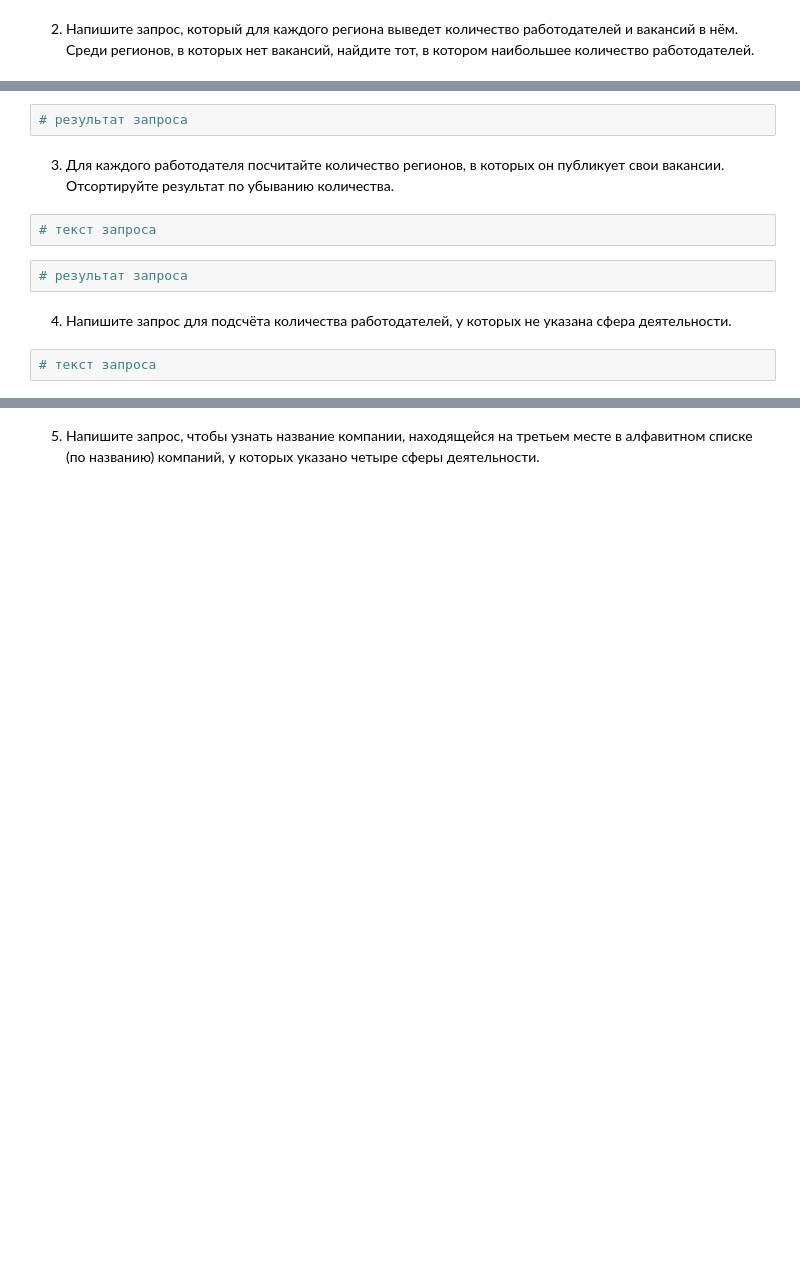
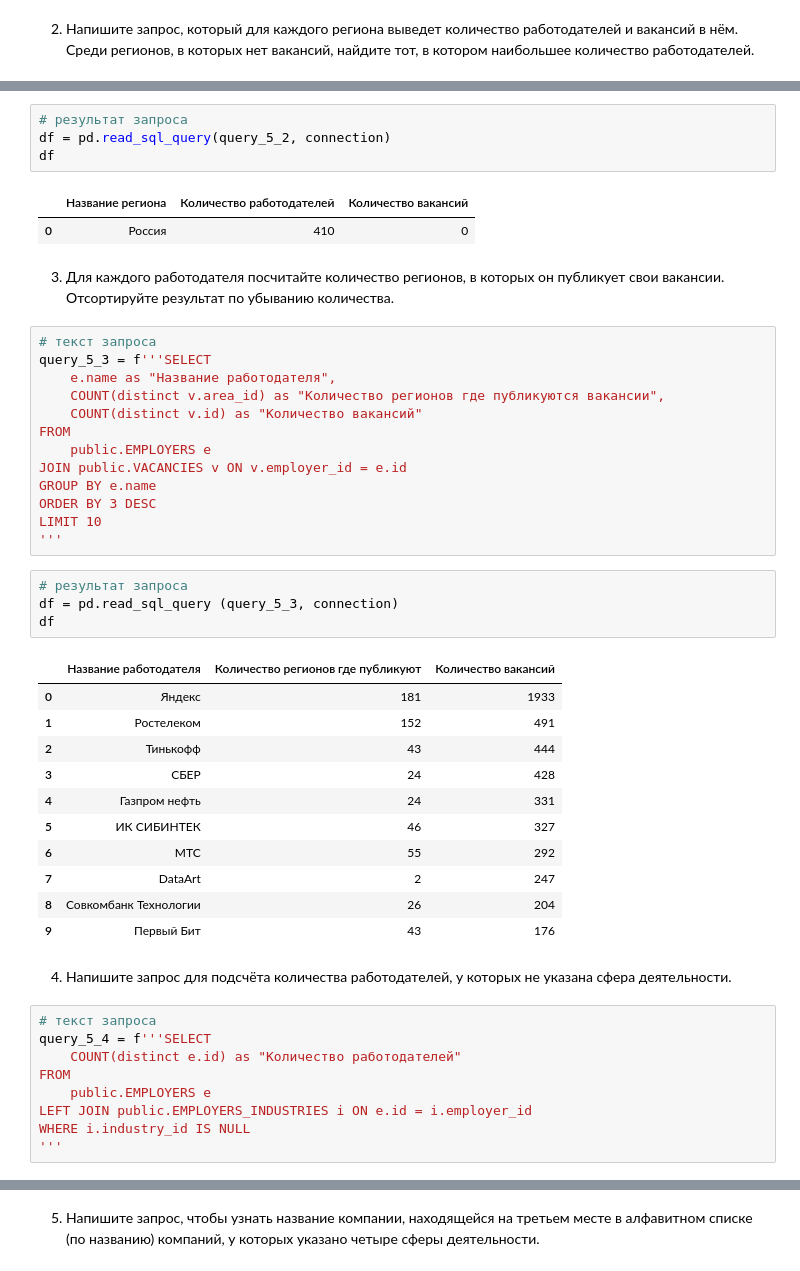
Before and after one commit to Balzhir/sf_game_v2_08.2022, a Jupyter notebook: my_Skillfactory_course/PROJECT-2. Анализ вакансий из HH/Project_2_Ноутбук_шаблон.ipynb, the cells around one changed output, grey strips where cells are left out. Drawn from its saved outputs; the diff is of its cells as text; blank space fills up the shorter version.

```diff
--- a/my_Skillfactory_course/PROJECT-2. Анализ вакансий из HH/Project_2_Ноутбук_шаблон.ipynb
+++ b/my_Skillfactory_course/PROJECT-2. Анализ вакансий из HH/Project_2_Ноутбук_шаблон.ipynb
@@ -153,14 +255,51 @@ df
 # %%
 # результат запроса
+df = pd.read_sql_query(query_5_2, connection)
+df
+# %% [output]
+|  | Название региона | Количество работодателей | Количество вакансий |
+| 0 | Россия | 410 | 0 |
 # %% [markdown]
 3. Для каждого работодателя посчитайте количество регионов, в которых он публикует свои вакансии. Отсортируйте результат по убыванию количества.
 # %%
 # текст запроса
+query_5_3 = f'''SELECT
+    e.name as "Название работодателя",
+    COUNT(distinct v.area_id) as "Количество регионов где публикуются вакансии",
+    COUNT(distinct v.id) as "Количество вакансий"
+FROM
+    public.EMPLOYERS e
+JOIN public.VACANCIES v ON v.employer_id = e.id
+GROUP BY e.name
+ORDER BY 3 DESC
+LIMIT 10
+'''
 # %%
 # результат запроса
+df = pd.read_sql_query (query_5_3, connection)
+df
+# %% [output]
+|  | Название работодателя | Количество регионов где публикуют | Количество вакансий |
+| 0 | Яндекс | 181 | 1933 |
+| 1 | Ростелеком | 152 | 491 |
+| 2 | Тинькофф | 43 | 444 |
+| 3 | СБЕР | 24 | 428 |
+| 4 | Газпром нефть | 24 | 331 |
+| 5 | ИК СИБИНТЕК | 46 | 327 |
+| 6 | МТС | 55 | 292 |
+| 7 | DataArt | 2 | 247 |
+| 8 | Совкомбанк Технологии | 26 | 204 |
+| 9 | Первый Бит | 43 | 176 |
 # %% [markdown]
 4. Напишите запрос для подсчёта количества работодателей, у которых не указана сфера деятельности.
 # %%
 # текст запроса
+query_5_4 = f'''SELECT
+    COUNT(distinct e.id) as "Количество работодателей"
+FROM
+    public.EMPLOYERS e
+LEFT JOIN public.EMPLOYERS_INDUSTRIES i ON e.id = i.employer_id
+WHERE i.industry_id IS NULL
+'''
 # %%
 # результат запроса
```
Also changed, not shown: parts of 19 cells of this notebook.
